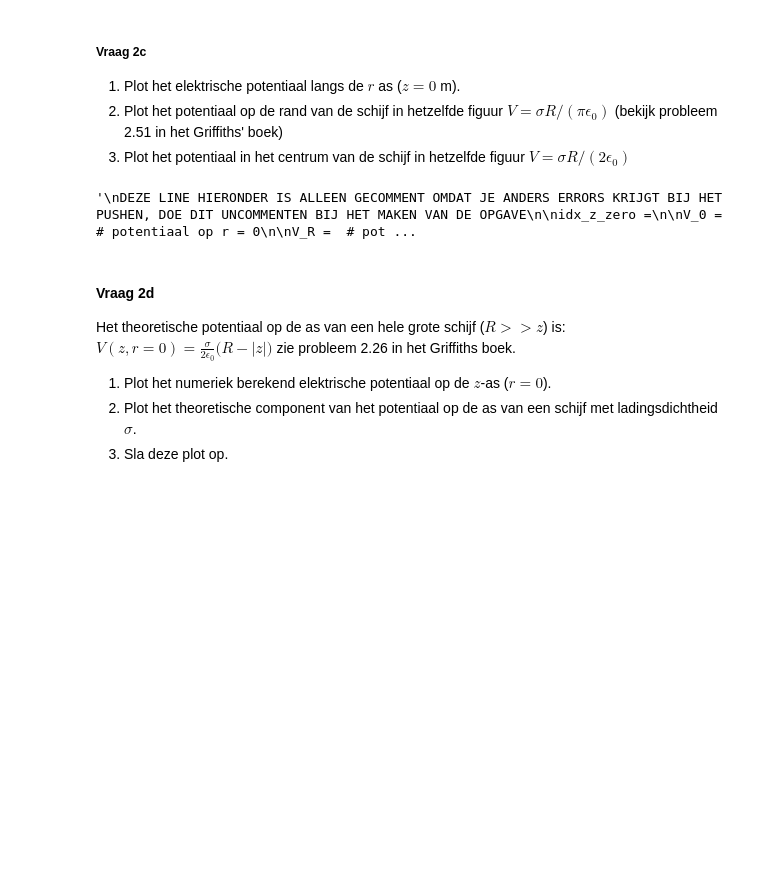
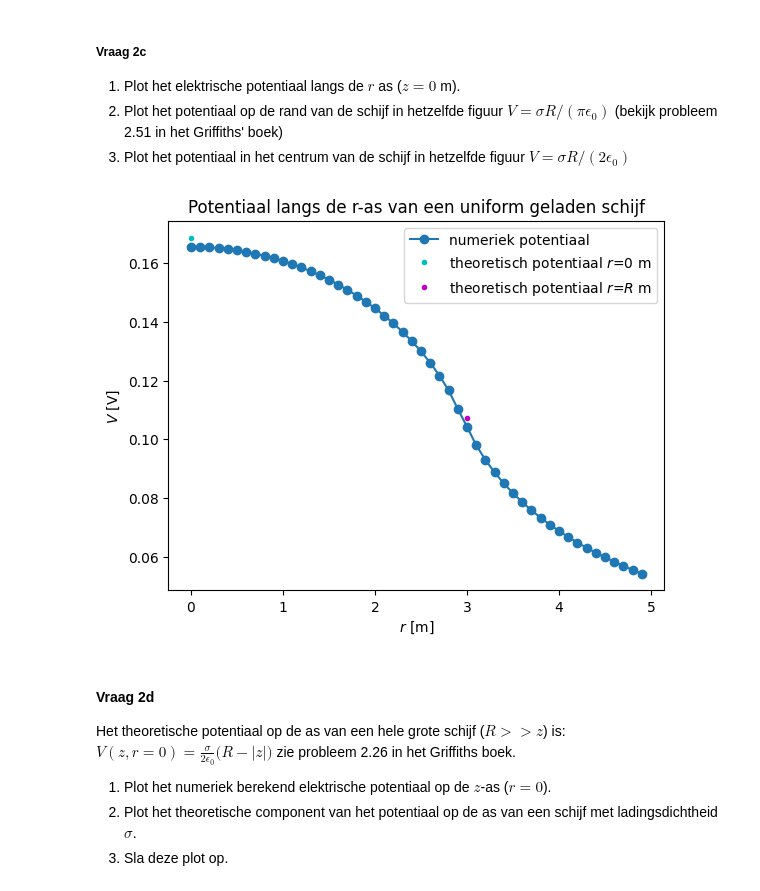
Before and after one commit to thaak123/THAAK-opdrachten-DEF-D, a Jupyter notebook: DigitaleOntwerpopdrachten/1CondensatorOpdracht/CondensatorOntwerpopdracht.ipynb, the cells around one changed output. Cells and saved outputs as stored; diff of their text form; code cells hidden in the pictures; blank space fills up the shorter version.

```diff
--- a/DigitaleOntwerpopdrachten/1CondensatorOpdracht/CondensatorOntwerpopdracht.ipynb
+++ b/DigitaleOntwerpopdrachten/1CondensatorOpdracht/CondensatorOntwerpopdracht.ipynb
@@ -236,9 +236,9 @@ Het aantal punten dat gebruikt wordt om de schijf te creëren is number_point_ch
 ###
 
 charge_total = number_point_charges_on_disk * charge_one_point
-area_disk = np.pi * disk_radius**2 # opp van een schijf: pi*r^2
+disk_area = np.pi * disk_radius**2 # opp van een schijf: pi*r^2
 
-sigma = charge_total/area_disk
+sigma = charge_total/disk_area
 print("De ladingsdichtheid is \u03C3 = %e C/m\u00B2." %sigma)
 # %% [output]
 De ladingsdichtheid is σ = 9.948952e-13 C/m².
@@ -251,27 +251,24 @@ De ladingsdichtheid is σ = 9.948952e-13 C/m².
 3. Plot het potentiaal in het centrum van de schijf in hetzelfde figuur $V = \sigma R/(2 \epsilon_0)$
 # %%
 # Vul deze code aan zodat deze vraag 2.3 beantwoord.
-'''
-DEZE LINE HIERONDER IS ALLEEN GECOMMENT OMDAT JE ANDERS ERRORS KRIJGT BIJ HET PUSHEN, DOE DIT UNCOMMENTEN BIJ HET MAKEN VAN DE OPGAVE
 
-idx_z_zero =
+idx_z_zero = np.where(abs(z) < 1e-10)[0][0] # (deels) gekopieerd uit eerdere opgave
 
-V_0 =  # potentiaal op r = 0
+V_0 = sigma*disk_radius/(2*epsilon0) # potentiaal op r = 0
 
-V_R =  # potentiaal op de straal van de schijf
-r_R =  # straal van de schijf
+V_R = sigma*disk_radius/(np.pi*epsilon0) # potentiaal op de straal van de schijf
+r_R = disk_radius # straal van de schijf
 
-plt.title(f"Jullie titel")
-plt.plot(r, V, "o-", label="numeriek potentiaal")
+plt.title(f"Potentiaal langs de r-as van een uniform geladen schijf")
+plt.plot(r, V[idx_z_zero], "o-", label="numeriek potentiaal")
 plt.plot(0, V_0, "c.", label="theoretisch potentiaal $r$=0 m")
-plt.plot(r_R, V_R, "c.", label="theoretisch potentiaal $r$=$R$ m")
+plt.plot(r_R, V_R, "m.", label="theoretisch potentiaal $r$=$R$ m")
 plt.legend()
-plt.xlabel("Een relevante eenheid")
-plt.ylabel("Een relevante eenheid")
-
-'''
+plt.xlabel(r"$r$ [m]")
+plt.ylabel(r"$V$ [V]")
+plt.show()
 # %% [output]
-'\nDEZE LINE HIERONDER IS ALLEEN GECOMMENT OMDAT JE ANDERS ERRORS KRIJGT BIJ HET PUSHEN, DOE DIT UNCOMMENTEN BIJ HET MAKEN VAN DE OPGAVE\n\nidx_z_zero =\n\nV_0 =  # potentiaal op r = 0\n\nV_R =  # pot ...
+[figure, added]
 # %% [markdown]
 #### Vraag 2d
 
```
Also changed, not shown: parts of 6 cells of this notebook.
